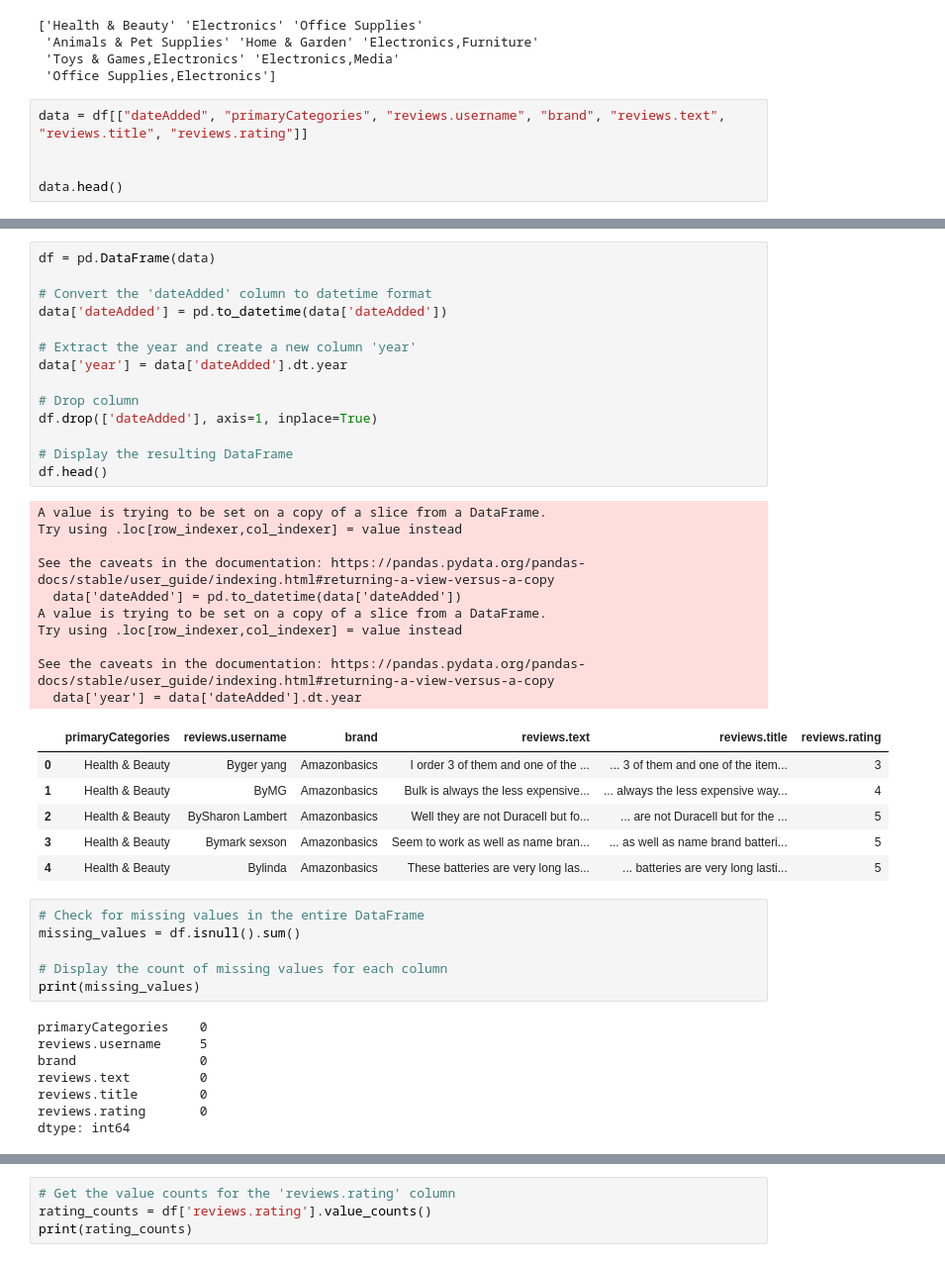
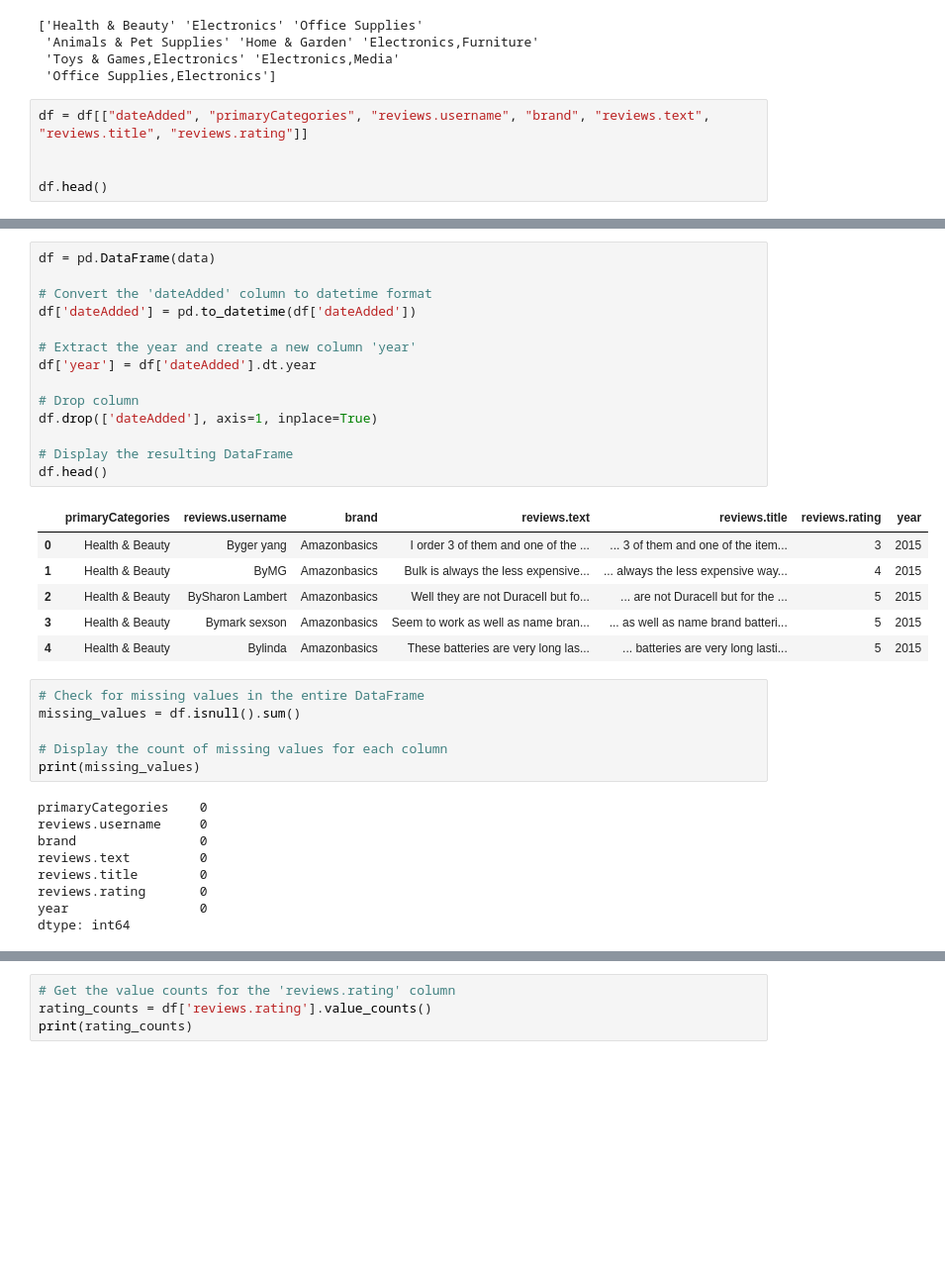
Before and after one commit to ptg93/project-2-nlp-business-case-automated-customers-reviews, a Jupyter notebook: solution/traditional_models/Logistic_regression.ipynb, the cells around one changed output, grey strips where cells are left out. Shown at 99% size. Cells and saved outputs as stored; diff of their text form; blank space fills up the shorter version.

Commit message:
Checked again cinsustency of data processing

```diff
--- a/solution/traditional_models/Logistic_regression.ipynb
+++ b/solution/traditional_models/Logistic_regression.ipynb
@@ -87,10 +87,10 @@ print(unique_values)
  'Toys & Games,Electronics' 'Electronics,Media'
  'Office Supplies,Electronics']
 # %%
-data = df[["dateAdded", "primaryCategories", "reviews.username", "brand", "reviews.text", "reviews.title", "reviews.rating"]]
+df = df[["dateAdded", "primaryCategories", "reviews.username", "brand", "reviews.text", "reviews.title", "reviews.rating"]]
 
 
-data.head()
+df.head()
 # %% [output]
 |  | dateAdded | primaryCategories | reviews.username | brand | reviews.text | reviews.title | reviews.rating |
 | 0 | 2015-10-30T08:59:32Z | Health & Beauty | Byger yang | Amazonbasics | I order 3 of them and one of the ... | ... 3 of them and one of the item... | 3 |
@@ -113,34 +113,24 @@ data.head()
 # %%
 df = pd.DataFrame(data)
 
 # Convert the 'dateAdded' column to datetime format
-data['dateAdded'] = pd.to_datetime(data['dateAdded'])
+df['dateAdded'] = pd.to_datetime(df['dateAdded'])
 
 # Extract the year and create a new column 'year'
-data['year'] = data['dateAdded'].dt.year
+df['year'] = df['dateAdded'].dt.year
 
 # Drop column
 df.drop(['dateAdded'], axis=1, inplace=True)
 
 # Display the resulting DataFrame
 df.head()
 # %% [output]
-A value is trying to be set on a copy of a slice from a DataFrame.
-Try using .loc[row_indexer,col_indexer] = value instead
-
-See the caveats in the documentation: https://pandas.pydata.org/pandas-docs/stable/user_guide/indexing.html#returning-a-view-versus-a-copy
-  data['dateAdded'] = pd.to_datetime(data['dateAdded'])
-A value is trying to be set on a copy of a slice from a DataFrame.
-Try using .loc[row_indexer,col_indexer] = value instead
-
-See the caveats in the documentation: https://pandas.pydata.org/pandas-docs/stable/user_guide/indexing.html#returning-a-view-versus-a-copy
-  data['year'] = data['dateAdded'].dt.year
-|  | primaryCategories | reviews.username | brand | reviews.text | reviews.title | reviews.rating |
-| 0 | Health & Beauty | Byger yang | Amazonbasics | I order 3 of them and one of the ... | ... 3 of them and one of the item... | 3 |
-| 1 | Health & Beauty | ByMG | Amazonbasics | Bulk is always the less expensive... | ... always the less expensive way... | 4 |
-| 2 | Health & Beauty | BySharon Lambert | Amazonbasics | Well they are not Duracell but fo... | ... are not Duracell but for the ... | 5 |
-| 3 | Health & Beauty | Bymark sexson | Amazonbasics | Seem to work as well as name bran... | ... as well as name brand batteri... | 5 |
-| 4 | Health & Beauty | Bylinda | Amazonbasics | These batteries are very long las... | ... batteries are very long lasti... | 5 |
+|  | primaryCategories | reviews.username | brand | reviews.text | reviews.title | reviews.rating | year |
+| 0 | Health & Beauty | Byger yang | Amazonbasics | I order 3 of them and one of the ... | ... 3 of them and one of the item... | 3 | 2015 |
+| 1 | Health & Beauty | ByMG | Amazonbasics | Bulk is always the less expensive... | ... always the less expensive way... | 4 | 2015 |
+| 2 | Health & Beauty | BySharon Lambert | Amazonbasics | Well they are not Duracell but fo... | ... are not Duracell but for the ... | 5 | 2015 |
+| 3 | Health & Beauty | Bymark sexson | Amazonbasics | Seem to work as well as name bran... | ... as well as name brand batteri... | 5 | 2015 |
+| 4 | Health & Beauty | Bylinda | Amazonbasics | These batteries are very long las... | ... batteries are very long lasti... | 5 | 2015 |
 # %%
 # Check for missing values in the entire DataFrame
 missing_values = df.isnull().sum()
@@ -149,11 +139,12 @@ missing_values = df.isnull().sum()
 print(missing_values)
 # %% [output]
 primaryCategories    0
-reviews.username     5
+reviews.username     0
 brand                0
 reviews.text         0
 reviews.title        0
 reviews.rating       0
+year                 0
 dtype: int64
 # %%
 # Remove rows where 'reviews.username' is empty
```
Also changed, not shown: parts of 3 cells of this notebook, 1 other file.
